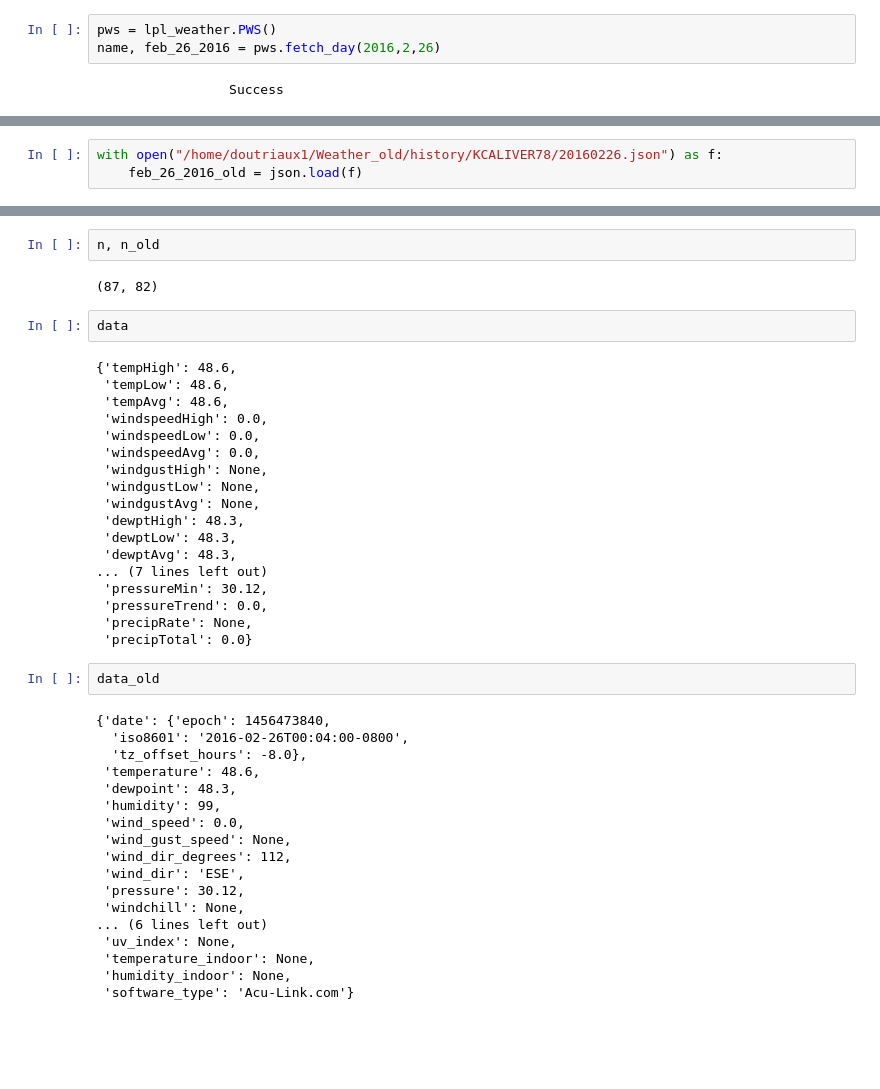
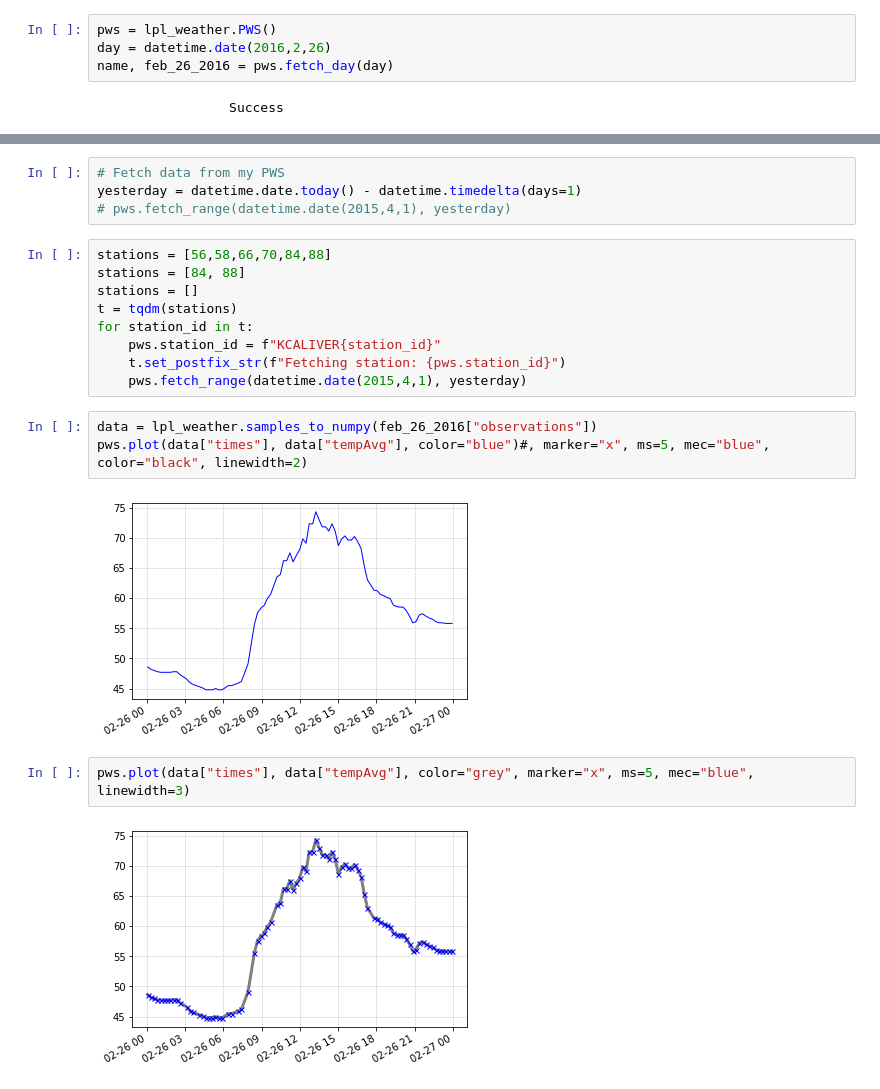
Before and after one commit to LePtitLilou/weather, a Jupyter notebook: Notebooks/pws_101.ipynb, the cells around one changed output, grey strips where cells are left out. Saved outputs shown, nothing was run; the diff lists cells and outputs as text; blank space fills up the shorter version.

Commit message:
added plot capabilities. changed func inputs to datetime obj

```diff
--- a/Notebooks/pws_101.ipynb
+++ b/Notebooks/pws_101.ipynb
@@ -4,5 +10,6 @@ import json
 # %%
 pws = lpl_weather.PWS()
-name, feb_26_2016 = pws.fetch_day(2016,2,26)
+day = datetime.date(2016,2,26)
+name, feb_26_2016 = pws.fetch_day(day)
 # %% [output]
                  Success
@@ -13,3 +15,0 @@ data = obs[0]["imperial"]
-# %%
-with open("/home/doutriaux1/Weather_old/history/KCALIVER78/20160226.json") as f:
-    feb_26_2016_old = json.load(f)
@@ -20,44 +16,22 @@ data_old = obs_old[0]
-# %%
-n, n_old
-# %% [output]
-(87, 82)
-# %%
-data
-# %% [output]
-{'tempHigh': 48.6,
- 'tempLow': 48.6,
- 'tempAvg': 48.6,
- 'windspeedHigh': 0.0,
- 'windspeedLow': 0.0,
- 'windspeedAvg': 0.0,
- 'windgustHigh': None,
- 'windgustLow': None,
- 'windgustAvg': None,
- 'dewptHigh': 48.3,
- 'dewptLow': 48.3,
- 'dewptAvg': 48.3,
-... (7 lines left out)
- 'pressureMin': 30.12,
- 'pressureTrend': 0.0,
- 'precipRate': None,
- 'precipTotal': 0.0}
-# %%
-data_old
-# %% [output]
-{'date': {'epoch': 1456473840,
-  'iso8601': '2016-02-26T00:04:00-0800',
-  'tz_offset_hours': -8.0},
- 'temperature': 48.6,
- 'dewpoint': 48.3,
- 'humidity': 99,
- 'wind_speed': 0.0,
- 'wind_gust_speed': None,
- 'wind_dir_degrees': 112,
- 'wind_dir': 'ESE',
- 'pressure': 30.12,
- 'windchill': None,
-... (6 lines left out)
- 'uv_index': None,
- 'temperature_indoor': None,
- 'humidity_indoor': None,
- 'software_type': 'Acu-Link.com'}
+# %%
+# Fetch data from my PWS
+yesterday = datetime.date.today() - datetime.timedelta(days=1)
+# pws.fetch_range(datetime.date(2015,4,1), yesterday)
+# %%
+stations = [56,58,66,70,84,88]
+stations = [84, 88]
+stations = []
+t = tqdm(stations)
+for station_id in t:
+    pws.station_id = f"KCALIVER{station_id}"
+    t.set_postfix_str(f"Fetching station: {pws.station_id}")
+    pws.fetch_range(datetime.date(2015,4,1), yesterday)
+# %%
+data = lpl_weather.samples_to_numpy(feb_26_2016["observations"])
+pws.plot(data["times"], data["tempAvg"], color="blue")#, marker="x", ms=5, mec="blue", color="black", linewidth=2)
+# %% [output]
+[figure, added]
+# %%
+pws.plot(data["times"], data["tempAvg"], color="grey", marker="x", ms=5, mec="blue", linewidth=3)
+# %% [output]
+[figure, added]
```
Also changed, not shown: parts of 4 cells of this notebook, 3 other files.
